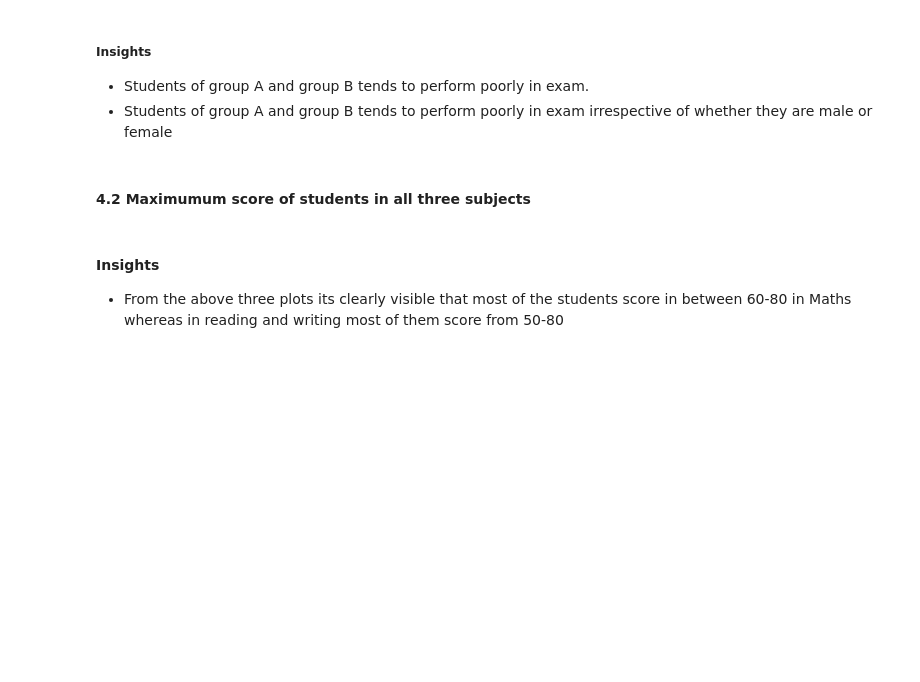
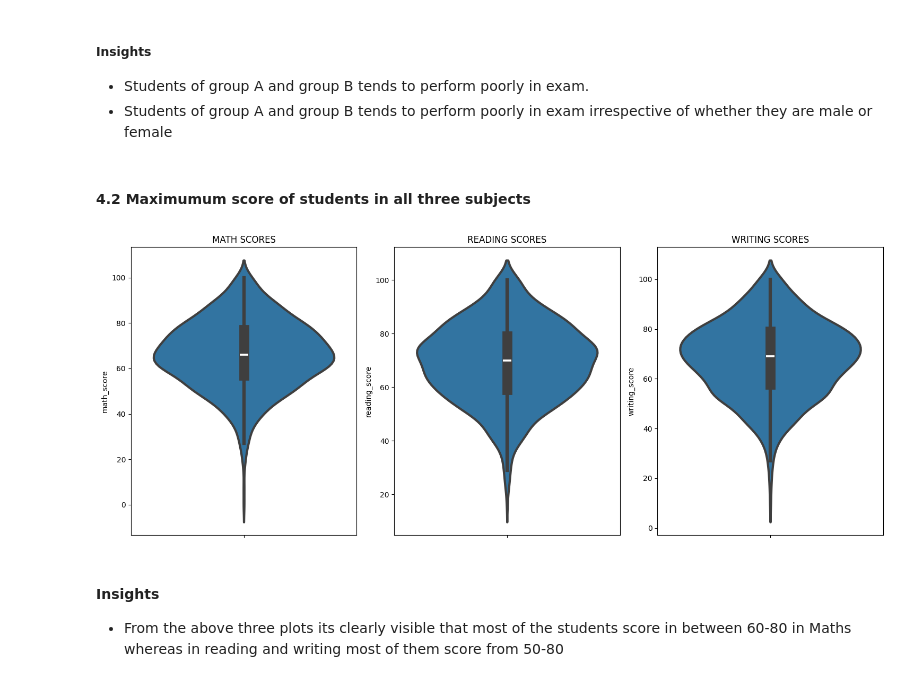
Before and after one commit to Sahilpatil009/student-performance-indicator, a Jupyter notebook: notebook/1 . EDA STUDENT PERFORMANCE .ipynb, the cells around one changed output. Saved outputs shown, nothing was run; the diff lists cells and outputs as text; code cells hidden in the pictures; blank space fills up the shorter version.

```diff
--- a/notebook/1 . EDA STUDENT PERFORMANCE .ipynb
+++ b/notebook/1 . EDA STUDENT PERFORMANCE .ipynb
@@ -313,18 +336,24 @@ plt.show()
 # %% [markdown]
 #### 4.2 Maximumum score of students in all three subjects
 # %%
+plt.figure(figsize=(20,6))
 
-plt.figure(figsize=(18,8))
-plt.subplot(1, 4, 1)
+plt.subplot(1,4,1)
 plt.title('MATH SCORES')
-sns.violinplot(y='math score',data=df,color='red',linewidth=3)
-plt.subplot(1, 4, 2)
+sns.violinplot(y='math_score', data=df, linewidth=3)
+
+plt.subplot(1,4,2)
 plt.title('READING SCORES')
-sns.violinplot(y='reading score',data=df,color='green',linewidth=3)
-plt.subplot(1, 4, 3)
+sns.violinplot(y='reading_score', data=df, linewidth=3)
+
+plt.subplot(1,4,3)
 plt.title('WRITING SCORES')
-sns.violinplot(y='writing score',data=df,color='blue',linewidth=3)
+sns.violinplot(y='writing_score', data=df, linewidth=3)
+
+plt.tight_layout()
 plt.show()
+# %% [output]
+[figure, added]
 # %% [markdown]
 #### Insights
 - From the above three plots its clearly visible that most of the students score in between 60-80 in Maths whereas in reading and writing most of them score from 50-80
```
Also changed, not shown: parts of 17 cells of this notebook, 4 other files.
